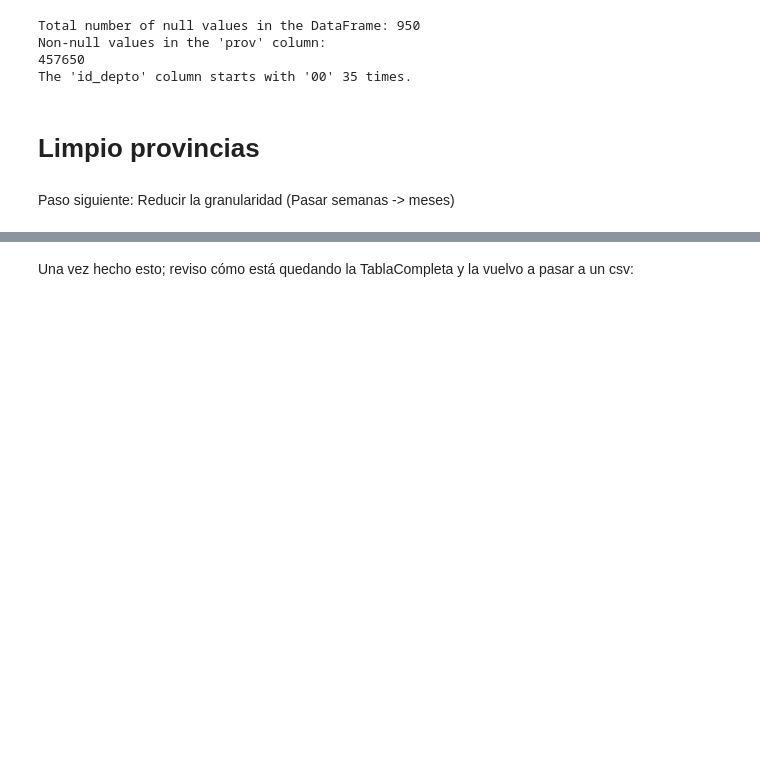
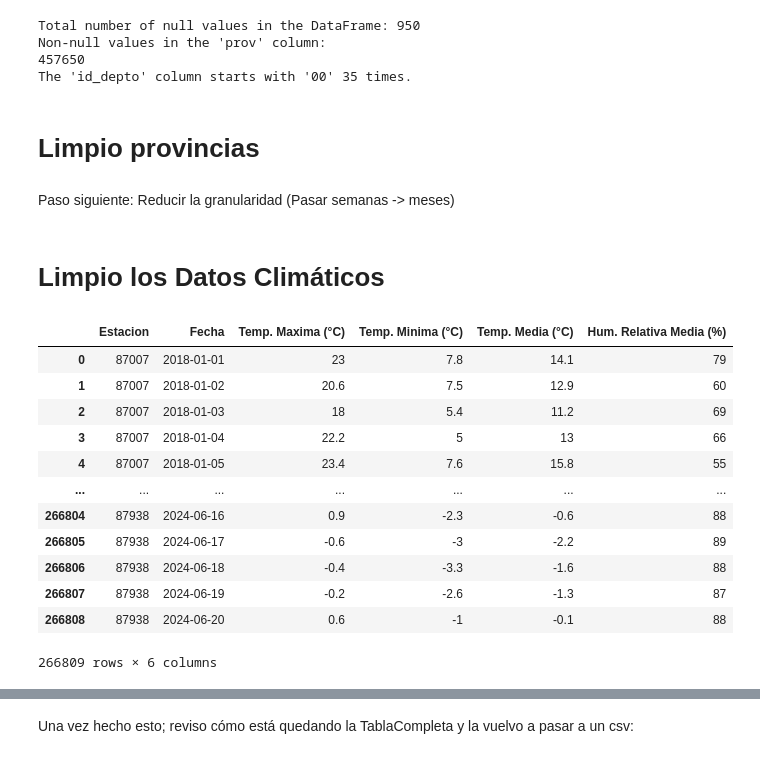
Before and after one commit to Valnir17/Dengue-y-Zika-Argentina, a Jupyter notebook: Manipulación de Tablas.ipynb, the cells around one changed output, grey strips where cells are left out. Saved outputs shown, nothing was run; the diff lists cells and outputs as text; code cells hidden in the pictures; blank space fills up the shorter version.

```diff
--- a/Manipulación de Tablas.ipynb
+++ b/Manipulación de Tablas.ipynb
@@ -430,3 +430,5 @@ TablaCompleta['mes'] = TablaCompleta['semanas'].astype(int).apply(lambda x: cale
 
 # Elimino la columna semanas (Ya qué se volvió irrelevante)
 TablaCompleta = TablaCompleta.drop('semanas', axis=1)
+# %% [markdown]
+# Limpio los Datos Climáticos
@@ -432,0 +439,16 @@ TablaCompleta = TablaCompleta.drop('semanas', axis=1)
+# %%
+df_estaciones_detalle
+# %% [output]
+|  | Estacion | Fecha | Temp. Maxima (°C) | Temp. Minima (°C) | Temp. Media (°C) | Hum. Relativa Media (%) |
+| 0 | 87007 | 2018-01-01 | 23 | 7.8 | 14.1 | 79 |
+| 1 | 87007 | 2018-01-02 | 20.6 | 7.5 | 12.9 | 60 |
+| 2 | 87007 | 2018-01-03 | 18 | 5.4 | 11.2 | 69 |
+| 3 | 87007 | 2018-01-04 | 22.2 | 5 | 13 | 66 |
+| 4 | 87007 | 2018-01-05 | 23.4 | 7.6 | 15.8 | 55 |
+| ... | ... | ... | ... | ... | ... | ... |
+| 266804 | 87938 | 2024-06-16 | 0.9 | -2.3 | -0.6 | 88 |
+| 266805 | 87938 | 2024-06-17 | -0.6 | -3 | -2.2 | 89 |
+| 266806 | 87938 | 2024-06-18 | -0.4 | -3.3 | -1.6 | 88 |
+| 266807 | 87938 | 2024-06-19 | -0.2 | -2.6 | -1.3 | 87 |
+| 266808 | 87938 | 2024-06-20 | 0.6 | -1 | -0.1 | 88 |
+266809 rows × 6 columns
```
Also changed, not shown: parts of 11 cells of this notebook, 1 other file.
